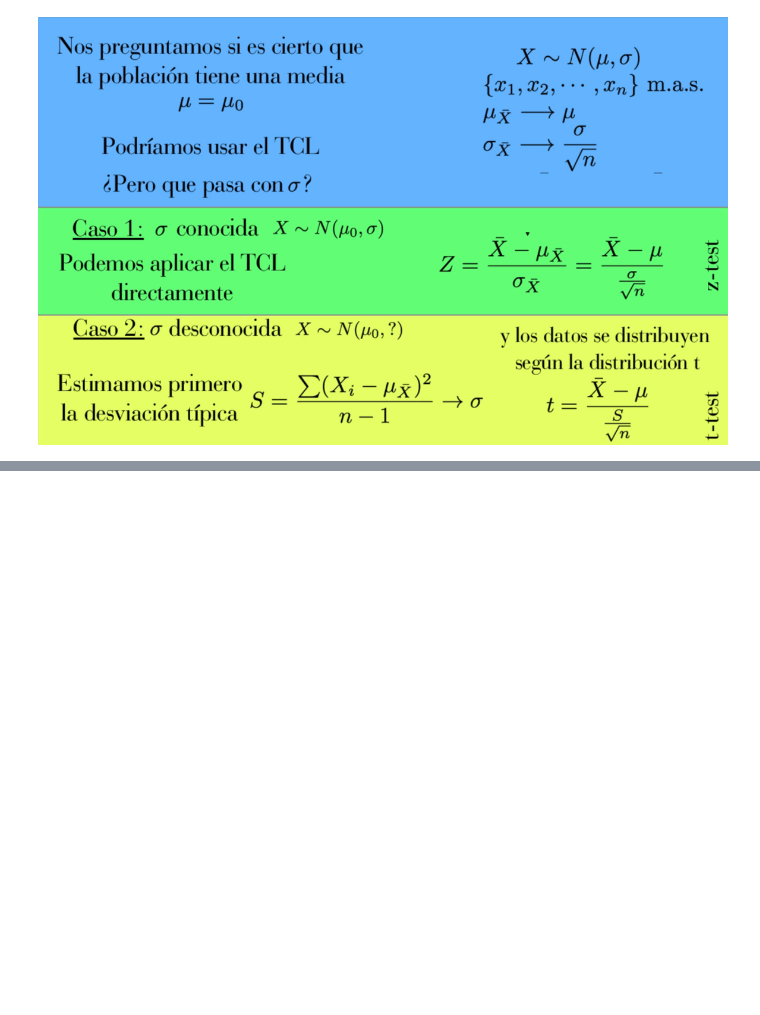
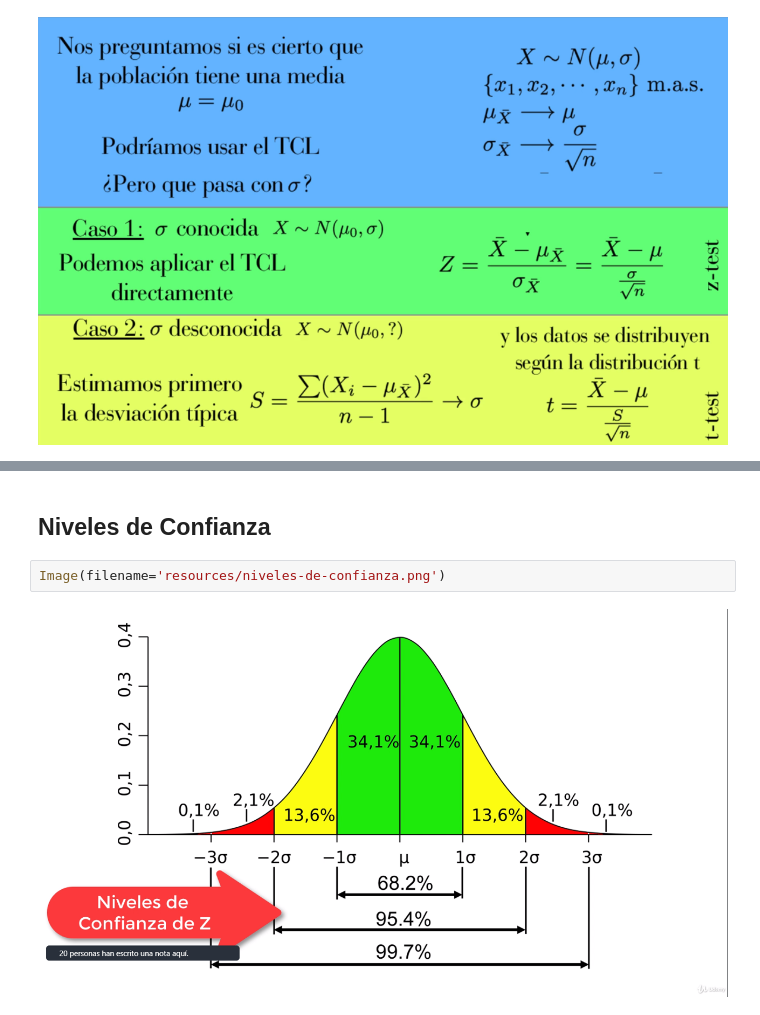
Before and after one commit to ososuna/python-ml, a Jupyter notebook: notebooks/T3 - 1 - Estadística.ipynb, the cells around one changed output, grey strips where cells are left out. Drawn from its saved outputs; the diff is of its cells as text; blank space fills up the shorter version.

```diff
--- a/notebooks/T3 - 1 - Estadística.ipynb
+++ b/notebooks/T3 - 1 - Estadística.ipynb
@@ -39,0 +44,6 @@ Image(filename='resources/contraste-de-hipótesis-02.png')
+# %% [markdown]
+## Niveles de Confianza
+# %%
+Image(filename='resources/niveles-de-confianza.png')
+# %% [output]
+[figure, added]
```
Also changed, not shown: parts of 4 cells of this notebook.
